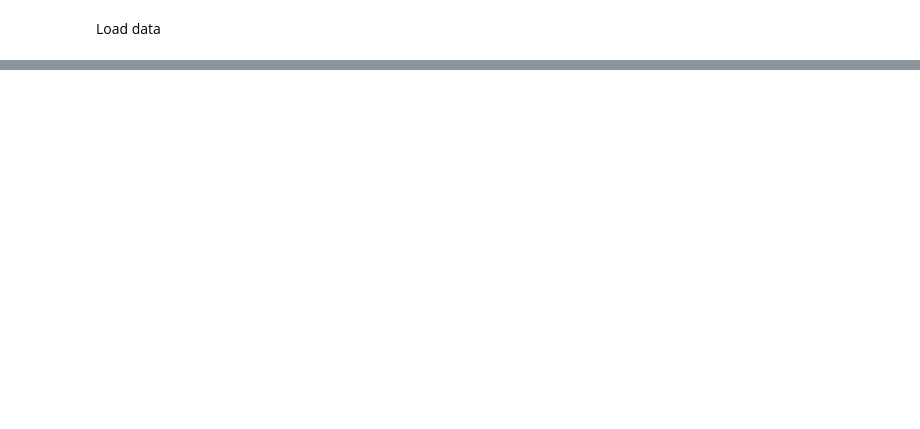
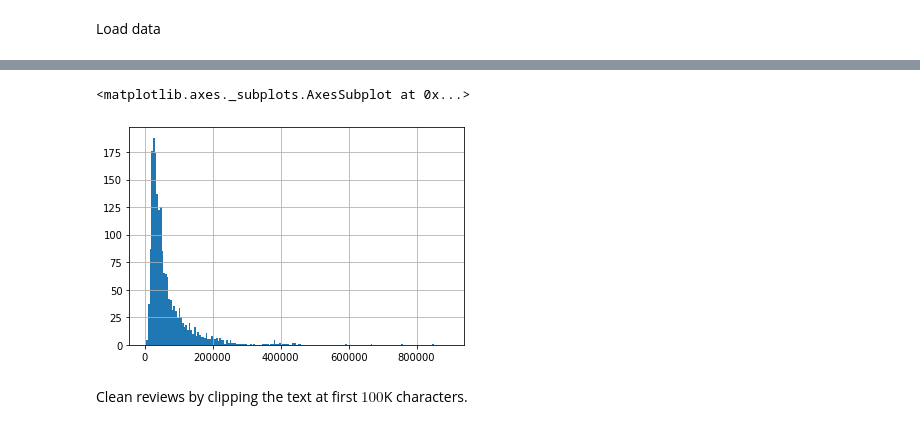
Before and after one commit to pati-dev/text-multi-label, a Jupyter notebook: attributes_from_text.ipynb, the cells around one changed output, grey strips where cells are left out. Cells and saved outputs as stored; diff of their text form; code cells hidden in the pictures; blank space fills up the shorter version.

```diff
--- a/attributes_from_text.ipynb
+++ b/attributes_from_text.ipynb
@@ -80,0 +116,3 @@ finalDF = reviewsDF.merge(featuresDF, on='business_id')
+# %%
+finalDF['Wifi'] = np.where( finalDF['WiFi'].str.contains('free') | finalDF['WiFi'].str.contains('paid'), True, False )
+finalDF.loc[:,['WiFi', 'Wifi']].drop_duplicates()
@@ -80,0 +126,3 @@ finalDF = reviewsDF.merge(featuresDF, on='business_id')
+# %%
+finalDF = finalDF.drop('WiFi', axis=1)
+finalDF.dtypes
@@ -80,0 +149,3 @@ finalDF = reviewsDF.merge(featuresDF, on='business_id')
+# %%
+reviewLen = finalDF.text.str.len()
+reviewLen.describe()
@@ -80,0 +162,7 @@ finalDF = reviewsDF.merge(featuresDF, on='business_id')
+# %%
+reviewLen.hist(bins = np.arange(0,900000,5000))
+# %% [output]
+<matplotlib.axes._subplots.AxesSubplot at 0x...>
+[figure, added]
+# %% [markdown]
+Clean reviews by clipping the text at first $100$K characters.
```
Also changed, not shown: parts of 40 cells of this notebook.
